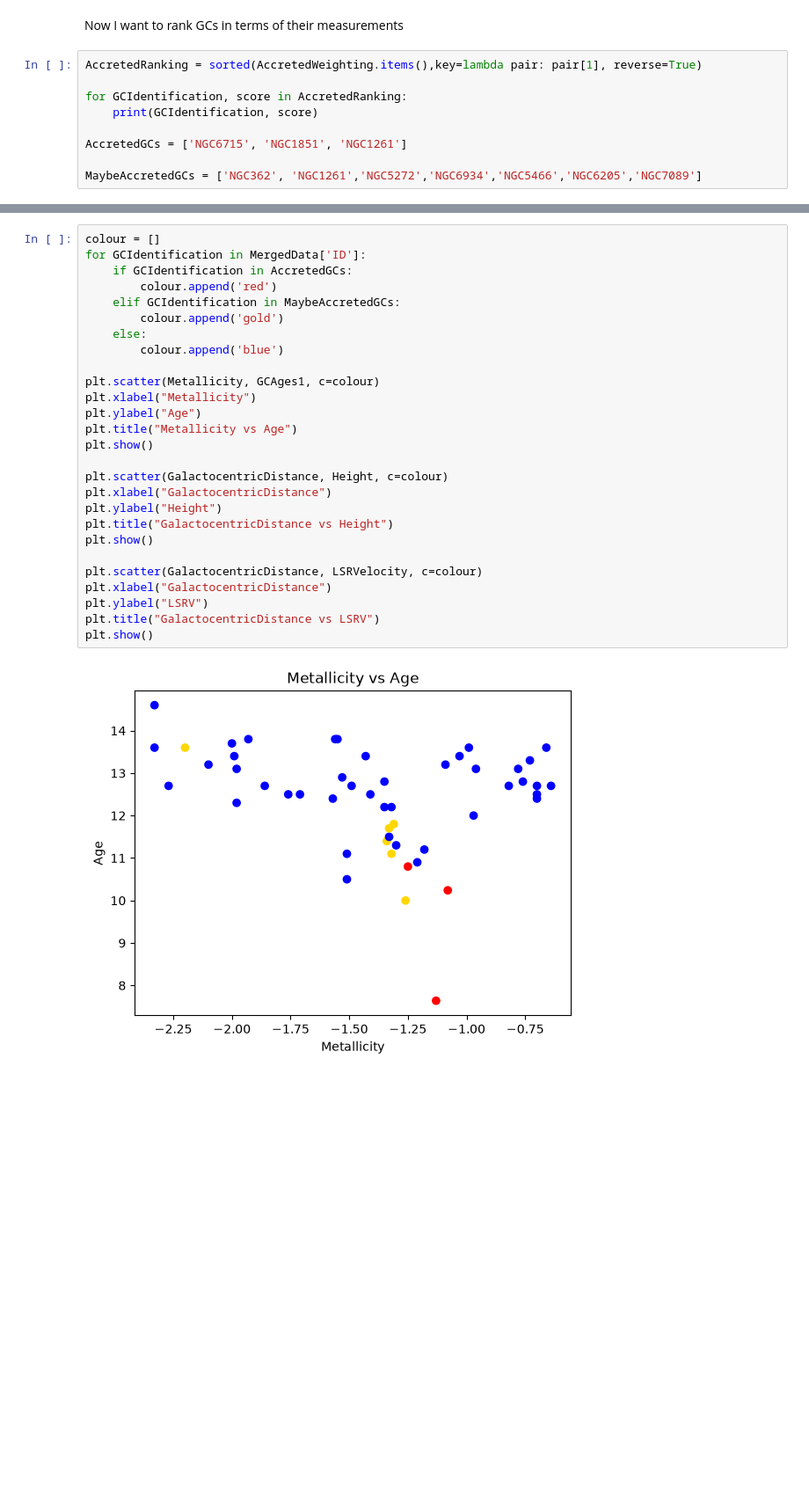
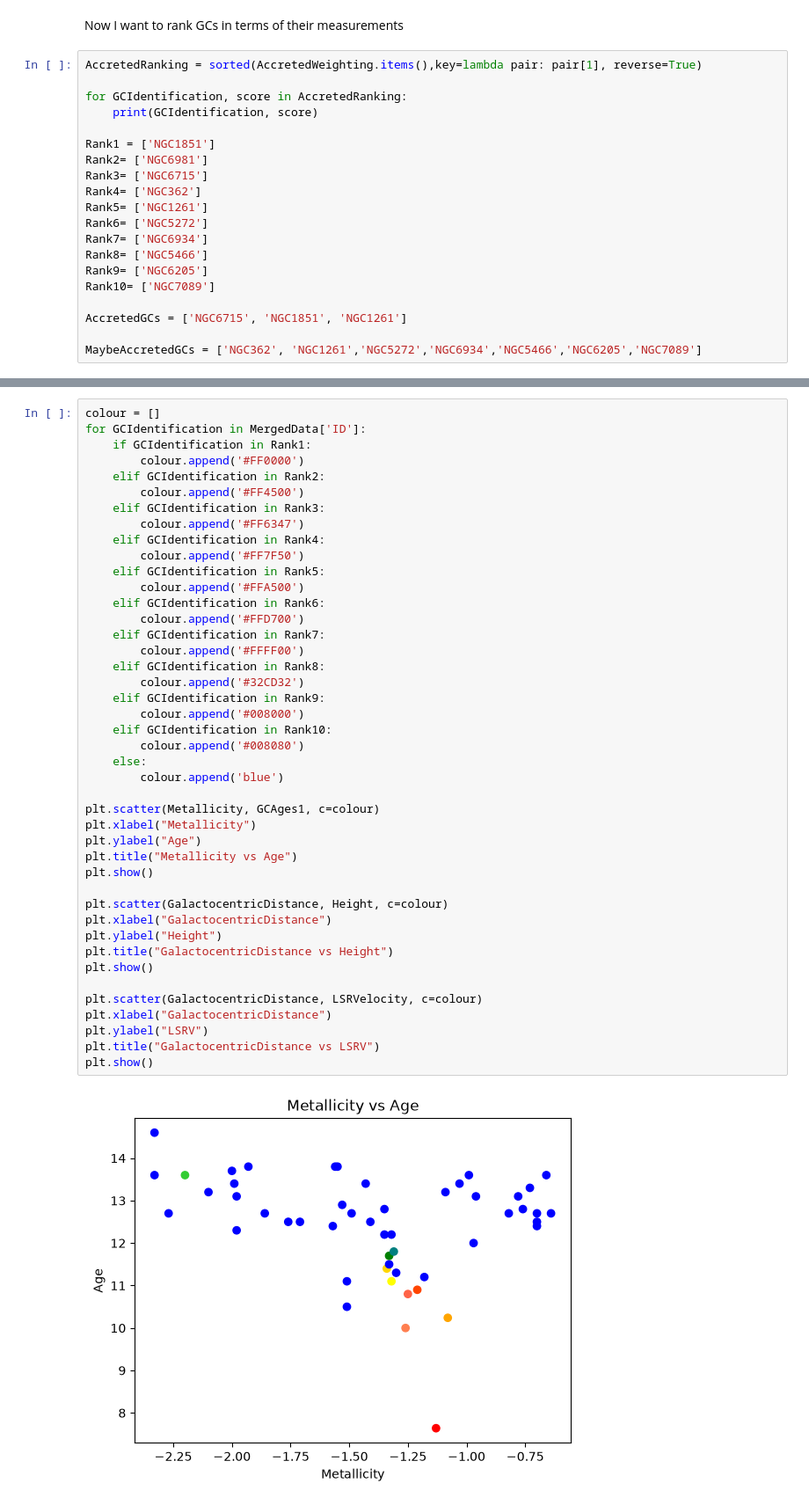
Before and after one commit to matilda-2116/3116_assignment_AshtonMatildaVix, a Jupyter notebook: HarrisPartI.ipynb, the cells around one changed output, grey strips where cells are left out. Shown at 88% size. Saved outputs shown, nothing was run; the diff lists cells and outputs as text; blank space fills up the shorter version.

Commit message:
Colour coded accretion rankings
title

```diff
--- a/HarrisPartI.ipynb
+++ b/HarrisPartI.ipynb
@@ -454,6 +454,17 @@ AccretedRanking = sorted(AccretedWeighting.items(),key=lambda pair: pair[1], rev
 for GCIdentification, score in AccretedRanking:
     print(GCIdentification, score)
 
+Rank1 = ['NGC1851']
+Rank2= ['NGC6981']
+Rank3= ['NGC6715']
+Rank4= ['NGC362']
+Rank5= ['NGC1261']
+Rank6= ['NGC5272']
+Rank7= ['NGC6934']
+Rank8= ['NGC5466']
+Rank9= ['NGC6205']
+Rank10= ['NGC7089']
+
 AccretedGCs = ['NGC6715', 'NGC1851', 'NGC1261']
 
 MaybeAccretedGCs = ['NGC362', 'NGC1261','NGC5272','NGC6934','NGC5466','NGC6205','NGC7089']
@@ -478,29 +489,45 @@ NGC6838 2
 # %%
 colour = []
 for GCIdentification in MergedData['ID']:
-    if GCIdentification in AccretedGCs:
-        colour.append('red')
-    elif GCIdentification in MaybeAccretedGCs:
-        colour.append('gold')
+    if GCIdentification in Rank1:
+        colour.append('#FF0000')
+    elif GCIdentification in Rank2:
+        colour.append('#FF4500')
+    elif GCIdentification in Rank3:
+        colour.append('#FF6347')
+    elif GCIdentification in Rank4:
+        colour.append('#FF7F50')
+    elif GCIdentification in Rank5:
+        colour.append('#FFA500')
+    elif GCIdentification in Rank6:
+        colour.append('#FFD700')
+    elif GCIdentification in Rank7:
+        colour.append('#FFFF00')
+    elif GCIdentification in Rank8:
+        colour.append('#32CD32')
+    elif GCIdentification in Rank9:
+        colour.append('#008000')
+    elif GCIdentification in Rank10:
+        colour.append('#008080')
     else:
         colour.append('blue')
 
 plt.scatter(Metallicity, GCAges1, c=colour)
 plt.xlabel("Metallicity")
 plt.ylabel("Age")
 plt.title("Metallicity vs Age")
 plt.show()
 
 plt.scatter(GalactocentricDistance, Height, c=colour)
 plt.xlabel("GalactocentricDistance")
 plt.ylabel("Height")
 plt.title("GalactocentricDistance vs Height")
 plt.show()
 
 plt.scatter(GalactocentricDistance, LSRVelocity, c=colour)
 plt.xlabel("GalactocentricDistance")
 plt.ylabel("LSRV")
 plt.title("GalactocentricDistance vs LSRV")
 plt.show()
 # %% [output]
-[figure, old version]
+[figure, new version]
```
Also changed, not shown: parts of 1 cell of this notebook.
